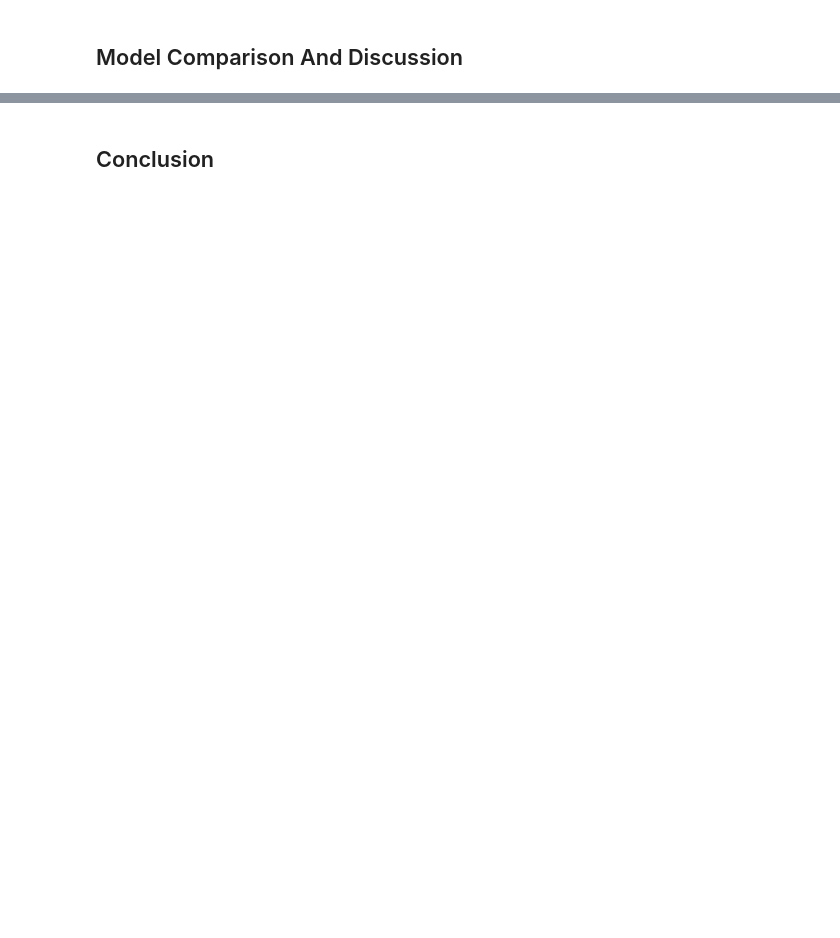
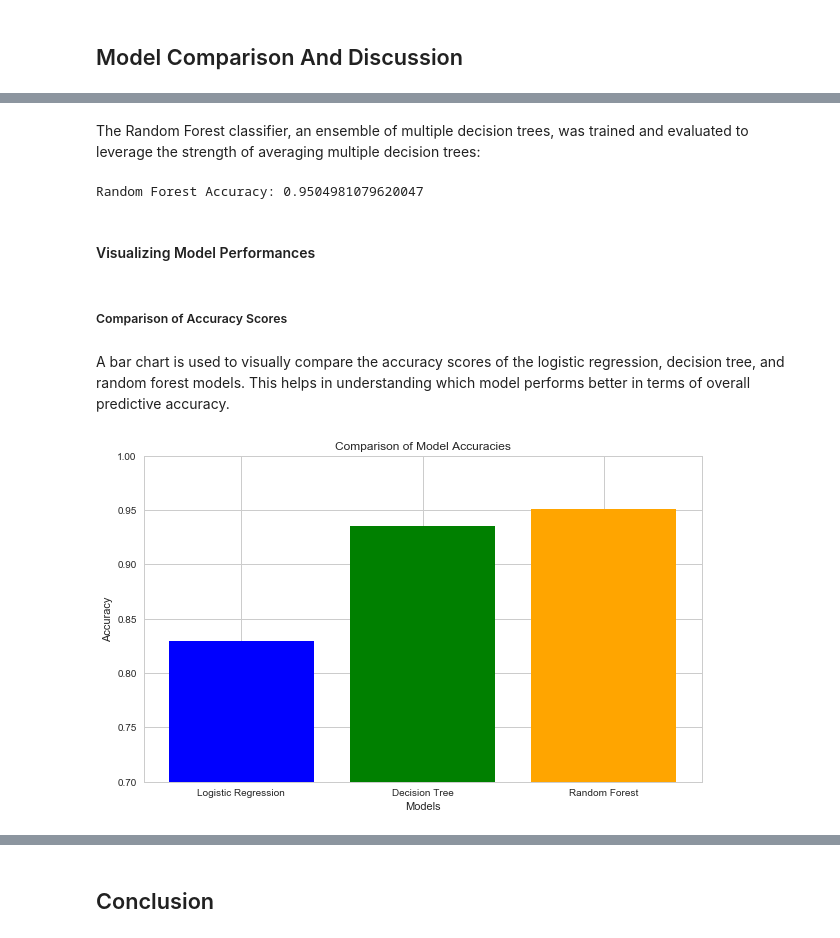
Before and after one commit to KohJJ820/MLIsFun, a Jupyter notebook: 4_LabEnhancement_LogisticRegression/4_LogisticRegression.ipynb, the cells around one changed output, grey strips where cells are left out. Saved outputs shown, nothing was run; the diff lists cells and outputs as text; code cells hidden in the pictures; blank space fills up the shorter version.

```diff
--- a/4_LabEnhancement_LogisticRegression/4_LogisticRegression.ipynb
+++ b/4_LabEnhancement_LogisticRegression/4_LogisticRegression.ipynb
@@ -425,0 +459,4 @@ plt.show()
+# %%
+# Logistic Regression model performance
+logreg_accuracy = accuracy_score(y_test, y_pred)
+print(f"Logistic Regression Accuracy: {logreg_accuracy}")
@@ -445,0 +482,35 @@ Random Forest Accuracy: 0.9504981079620047
+# %% [markdown]
+The Random Forest classifier, an ensemble of multiple decision trees, was trained and evaluated to leverage the strength of averaging multiple decision trees:
+# %%
+from sklearn.ensemble import RandomForestClassifier
+
+# Random Forest model
+forest_model = RandomForestClassifier(random_state=42)
+forest_model.fit(X_train, y_train)
+forest_pred = forest_model.predict(X_test)
+forest_accuracy = accuracy_score(y_test, forest_pred)
+print(f"Random Forest Accuracy: {forest_accuracy}")
+# %% [output]
+Random Forest Accuracy: 0.9504981079620047
+# %% [markdown]
+#### Visualizing Model Performances
+# %% [markdown]
+##### Comparison of Accuracy Scores
+# %% [markdown]
+A bar chart is used to visually compare the accuracy scores of the logistic regression, decision tree, and random forest models. This helps in understanding which model performs better in terms of overall predictive accuracy.
+# %%
+import matplotlib.pyplot as plt
+
+# Bar chart for model comparison
+models = ['Logistic Regression', 'Decision Tree', 'Random Forest']
+accuracies = [logreg_accuracy, tree_accuracy, forest_accuracy]
+
+plt.figure(figsize=(10, 6))
+plt.bar(models, accuracies, color=['blue', 'green', 'orange'])
+plt.xlabel('Models')
+plt.ylabel('Accuracy')
+plt.title('Comparison of Model Accuracies')
+plt.ylim(0.7, 1.0)  # Adjust the y-axis limits for better visualization
+plt.show()
+# %% [output]
+[figure, added]
```
Also changed, not shown: parts of 26 cells of this notebook.
